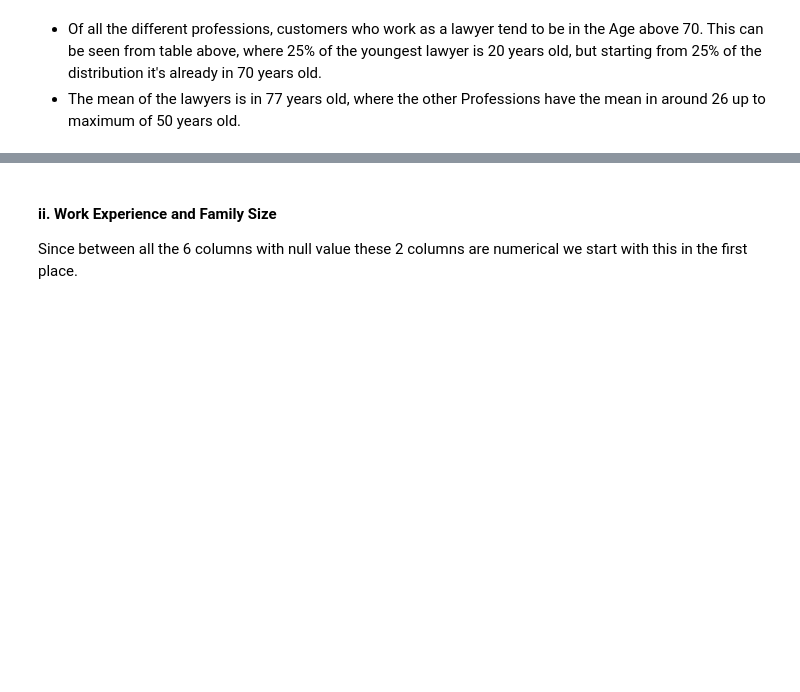
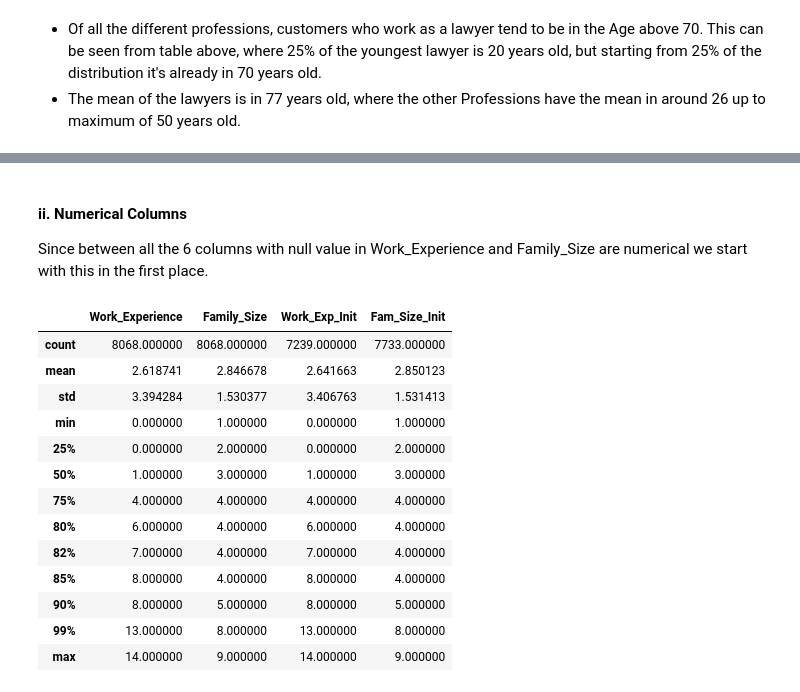
Before and after one commit to harashtaht/CustomerSegmentation, a Jupyter notebook: customerSegmentation/dataAnalysis.ipynb, the cells around one changed output, grey strips where cells are left out. Cells and saved outputs as stored; diff of their text form; code cells hidden in the pictures; blank space fills up the shorter version.

```diff
--- a/customerSegmentation/dataAnalysis.ipynb
+++ b/customerSegmentation/dataAnalysis.ipynb
@@ -791,20 +828,34 @@ dfTr[dfNull['dataFeatures']].describe(include='all')
 # %% [markdown]
-#### ii. Work Experience and Family Size
+#### ii. Numerical Columns
 
-Since between all the 6 columns with null value these 2 columns are numerical we start with this in the first place.
+Since between all the 6 columns with null value in Work_Experience and Family_Size are numerical we start with this in the first place.
 # %%
 # Duplicate the statistic distribution of before fillna method
 # Rename to avoid confusion
 
-bFillna = dfTr[['Work_Experience', 'Family_Size']].describe(percentiles=[0.25, 0.5, 0.75, 0.8, 0.82, 0.85, 0.9,0.99]).copy().rename(columns= {'Work_Experience': 'Work_Exp_Init', 'Family_Size': 'Fam_Size_Init'}
+bFillna = dfTr[['Work_Experience', 'Family_Size']].describe(percentiles=[0.25, 0.5, 0.75, 0.8, 0.82, 0.85, 0.9,0.99]).copy().rename(columns= {'Work_Experience': 'Work_Exp_Init', 'Family_Size': 'Fam_Size_Init'})
 
 # Fillna() using "pad" method
 dfTr['Work_Experience'] = dfTr['Work_Experience'].fillna(method='pad')
 dfTr['Family_Size'] = dfTr['Family_Size'].fillna(method='pad')
 
 a = dfTr.Work_Experience.describe(percentiles=[0.25, 0.5, 0.75, 0.8, 0.82, 0.85, 0.9,0.99])
 b = dfTr.Family_Size.describe(percentiles=[0.25, 0.5, 0.75, 0.8, 0.82, 0.85, 0.9,0.99])
 
 # Check the information after fillna
-print("\tAfter Fillna Method\n")
 pd.concat([a, b, bFillna], axis=1)
+# %% [output]
+|  | Work_Experience | Family_Size | Work_Exp_Init | Fam_Size_Init |
+| count | 8068.000000 | 8068.000000 | 7239.000000 | 7733.000000 |
+| mean | 2.618741 | 2.846678 | 2.641663 | 2.850123 |
+| std | 3.394284 | 1.530377 | 3.406763 | 1.531413 |
+| min | 0.000000 | 1.000000 | 0.000000 | 1.000000 |
+| 25% | 0.000000 | 2.000000 | 0.000000 | 2.000000 |
+| 50% | 1.000000 | 3.000000 | 1.000000 | 3.000000 |
+| 75% | 4.000000 | 4.000000 | 4.000000 | 4.000000 |
+| 80% | 6.000000 | 4.000000 | 6.000000 | 4.000000 |
+| 82% | 7.000000 | 4.000000 | 7.000000 | 4.000000 |
+| 85% | 8.000000 | 4.000000 | 8.000000 | 4.000000 |
+| 90% | 8.000000 | 5.000000 | 8.000000 | 5.000000 |
+| 99% | 13.000000 | 8.000000 | 13.000000 | 8.000000 |
+| max | 14.000000 | 9.000000 | 14.000000 | 9.000000 |
```
Also changed, not shown: parts of 18 cells of this notebook.
